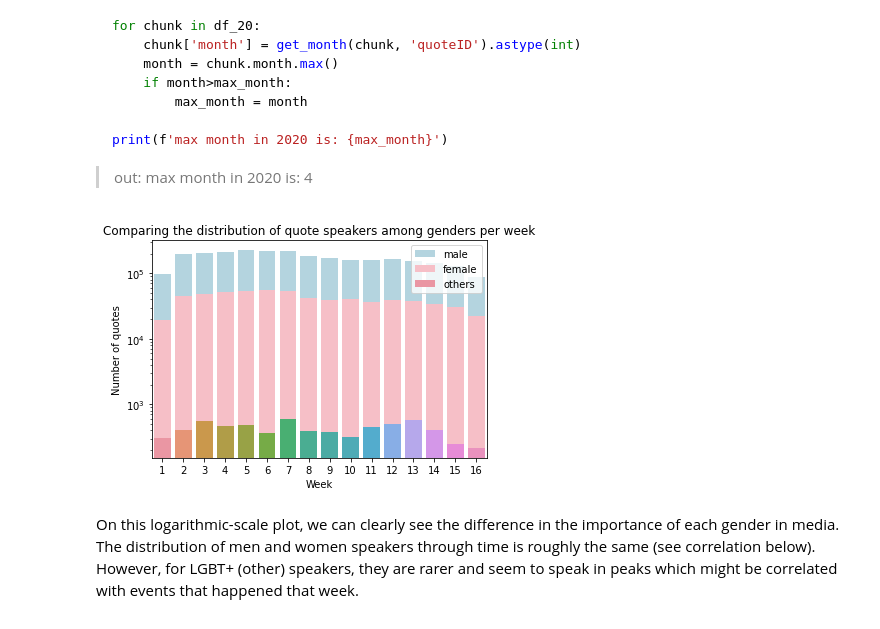
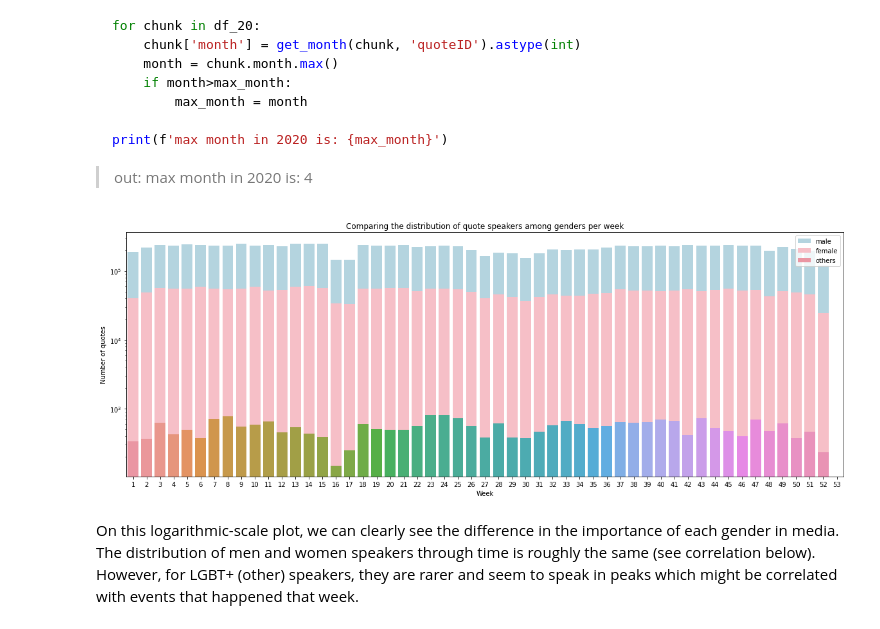
Before and after one commit to epfl-ada/ada-2021-project-adacadabras, a Jupyter notebook: data_processing.ipynb, the cells around one changed output. Cells and saved outputs as stored; diff of their text form; code cells hidden in the pictures.

Commit message:
add result file [quotes per gender/week result] and corresponding graph - minor imporvement

````diff
--- a/data_processing.ipynb
+++ b/data_processing.ipynb
@@ -90,6 +90,6 @@ Wall time: 5.01 µs
 # %%
 # Get a single chunk to show how the data's layout
-for chunk in reader_2020:
+for chunk in reader:
     df_0 = chunk
     break
 
@@ -238,6 +251,10 @@ df_gender_firstSpeaker
 - **Male/female organism:** Not really an irregularity but since speakers are human, it should not exist as a gender in the database
 
 There are also two QID's that correspond to transgender male/female when searching manually for them online, but they are not classified as such in the given wikidata file. A cause of this might be the fact that there already exists a QID for transgender males/females. Therefore, we will not drop them.
+# %%
+# Write result in CSV file
+df_gender_firstSpeaker.description = df_gender_firstSpeaker.description.apply(lambda x: x.replace(',', '')) # avoiod separator char in text
+df_gender_firstSpeaker.to_csv(PATH_DATA_OUT + 'genders.csv')
 # %% [markdown]
 ---
 # %% [markdown]
@@ -246,7 +263,18 @@ There are also two QID's that correspond to transgender male/female when searchi
 We will count the number of quotations classified per gender and in time (per week)
 # %%
 # Reload the data to refresh the JsonReader (since it takes ~50µs to do so)
-reader_2020 = pd.read_json(QUOTES_FILE, lines=True, compression='bz2', chunksize=CHUNK_SIZE)
+reader = pd.read_json(QUOTES_FILE, lines=True, compression='bz2', chunksize=CHUNK_SIZE)
+
+#| YEAR | SIZE [GB] |   QUOTES    |  TIME [min] |
+#|------|-----------|-------------|-------------|
+#| 2015 |    3.3    |  20'874'338 |     22      |
+#| 2016 |    2.3    |  13'862'129 |     20      |
+#| 2017 |    5.2    |  26'611'588 |     47      |
+#| 2018 |    4.8    |  27'228'451 |     46      |
+#| 2019 |    3.6    |  21'763'302 |     36      |
+#| 2020 |     .8    |   5'244'449 |      6      |
+#|------|-----------|-------------|-------------|
+#| SUM  |   20.0    | 115'584'257 |    177      |
 
 count_male     = 0    # known speaker : men
 count_female   = 0    # known speaker : women
@@ -267,7 +295,7 @@ qids_wrong  = df_gender_firstSpeaker.loc[wrong_genders].gender_qids
 
 # Create dataframe to record weekly quotations per genders
 col      = ['male', 'female', 'others','wrong', 'noInfo', 'noMeta', 'unknown', 'all']
-index    = [i for i in range(1, 54)] # Represents 53 weeks (52 full + last incomplete)
+index    = [i for i in range(1, 54)] # Represents 53 weeks (52 full + last incomplete, which is the 1st week of the following year)
 df_count = pd.DataFrame(0, index=index, columns=col)
 
 # DataFrame to record missing qids informations
@@ -277,7 +305,7 @@ begin = time()
 chunk_begin = time()
 
 # Note: prefix of variables m_ resp. q_ means that we manipulate metadata resp. quotations
-for i, chunk in enumerate(reader_2020):
+for i, chunk in enumerate(reader):
     chunk['week']  = helper.get_week(chunk, 'quoteID')
 
     #_____
@@ -293,11 +321,11 @@ for i, chunk in enumerate(reader_2020):
     #   --> if 1st is [None]: not kept
     #
     # When many QID's match a single name (homonyms): keep only the first QID
-    # (as we only have interest in gender, we assume that the true speaker and their homonyms share the same one)
+    # (we assume that the true speaker and the selected homonym share the same gender)
     q_is_speaker_known      = chunk.qids.apply(lambda x: bool(x))
     q_speaker_known         = chunk[['week']][ q_is_speaker_known]
     q_speaker_unknown       = chunk[['week']][-q_is_speaker_known]
-    q_speaker_known['qids'] = chunk[q_is_speaker_known].qids.apply(lambda x: x[0])
+    q_speaker_known['qids'] = chunk[q_is_speaker_known].qids.apply(lambda x: x[0]) # 1st homonym
 
     df_count.unknown = df_count.unknown.add(q_speaker_unknown.week.value_counts(), fill_value=0)
     count_unknown += chunk.shape[0]-q_speaker_known.shape[0]
@@ -358,6 +386,10 @@ for i, chunk in enumerate(reader_2020):
     print(f'chunk {i+1} has been processed in {(time()-chunk_begin):.2f} [s]')
     chunk_begin = time() # Reset timer for next chunk
 
+    #k = 1
+    #if k == i:
+    #    break
+
 print(f'total time: {(time() - begin)//60} [min] and {(time()-begin)%60:.2f} [s]')
 
 #_____________
@@ -455,19 +491,23 @@ print(f'max month in 2020 is: {max_month}')
 ```
 > out: max month in 2020 is: 4
 # %%
-sns.barplot(x=df_count.index[:16],y=df_count.iloc[:16]['male'], color='lightblue', label='male')
-sns.barplot(x=df_count.index[:16],y=df_count.iloc[:16]['female'], color='lightpink', label='female')
-sns.barplot(x=df_count.index[:16],y=df_count.iloc[:16]['others'], label='others')
+last_row = -1 # the last row is the sum -> plotted separately
+if year == 2020:
+    last_row = 16 # year 2020 ends in april (available data only first 16 week of the year)
+
+sns.barplot(x=df_count.index[:last_row],y=df_count['male'].iloc[:last_row], color='lightblue', label='male')
+sns.barplot(x=df_count.index[:last_row],y=df_count['female'].iloc[:last_row], color='lightpink', label='female')
+sns.barplot(x=df_count.index[:last_row],y=df_count['others'].iloc[:last_row], label='others')
 plt.yscale('log')
 
 plt.xlabel('Week')
 plt.ylabel('Number of quotes')
 plt.title('Comparing the distribution of quote speakers among genders per week')
 plt.legend()
-plt.rcParams['figure.figsize'] = (10,7)
+plt.rcParams['figure.figsize'] = (20,7)
 plt.show()
 # %% [output]
-[figure, old version]
+[figure, new version]
 # %% [markdown]
 On this logarithmic-scale plot, we can clearly see the difference in the importance of each gender in media. The distribution of men and women speakers through time is roughly the same (see correlation below). However, for LGBT+ (other) speakers, they are rarer and seem to speak in peaks which might be correlated with events that happened that week.
 # %%
````
Also changed, not shown: parts of 22 cells of this notebook, 15 other files.
